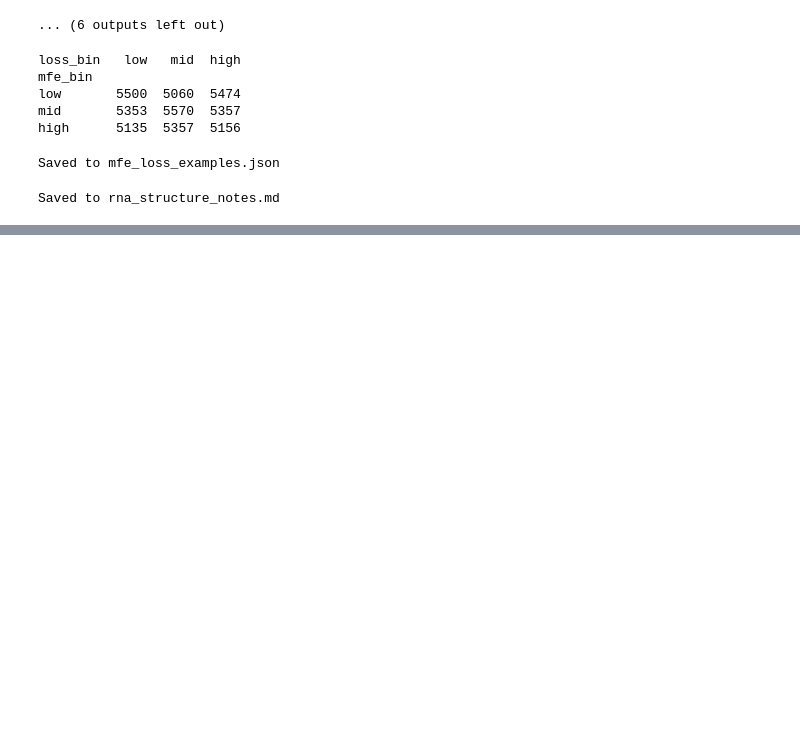
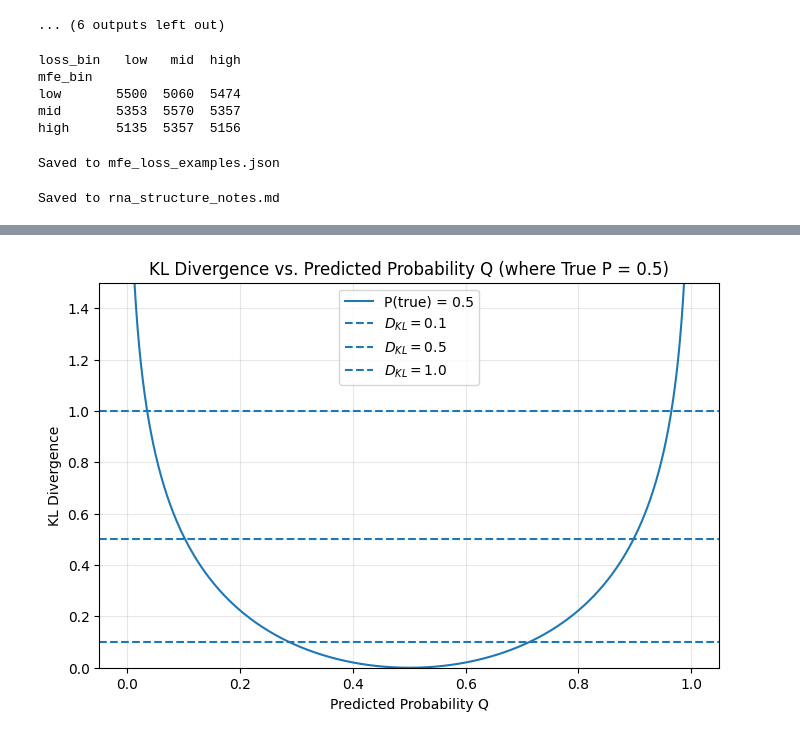
Before and after one commit to log2718/interpretable-splicing-model-torch, a Jupyter notebook: performance/inspect_features.ipynb, the cells around one changed output, grey strips where cells are left out. Cells and saved outputs as stored; diff of their text form; code cells hidden in the pictures; blank space fills up the shorter version.

```diff
--- a/performance/inspect_features.ipynb
+++ b/performance/inspect_features.ipynb
@@ -174,0 +234,26 @@ Saved to rna_structure_notes.md
+# %%
+def bernoulli_kl(p, q, eps=1e-8):
+    p = np.clip(p, eps, 1 - eps)
+    q = np.clip(q, eps, 1 - eps)
+    return p * np.log(p / q) + (1 - p) * np.log((1 - p) / (1 - q))
+
+q = np.linspace(1e-4, 1 - 1e-4, 1000)
+
+true_p = 0.5
+kl = bernoulli_kl(true_p, q)
+
+plt.figure(figsize=(8, 5))
+plt.plot(q, kl, label=f"P(true) = {true_p}")
+
+for threshold, color in [(0.1, "green"), (0.5, "orange"), (1.0, "red")]:
+    plt.axhline(threshold, linestyle="--", label=f"$D_{{KL}} = {threshold}$")
+
+plt.xlabel("Predicted Probability Q")
+plt.ylabel("KL Divergence")
+plt.title(f"KL Divergence vs. Predicted Probability Q (where True P = {true_p})")
+plt.ylim(0, 1.5)
+plt.legend()
+plt.grid(alpha=0.3)
+plt.show()
+# %% [output]
+[figure, added]
```
Also changed, not shown: parts of 6 cells of this notebook, 3 other files.
